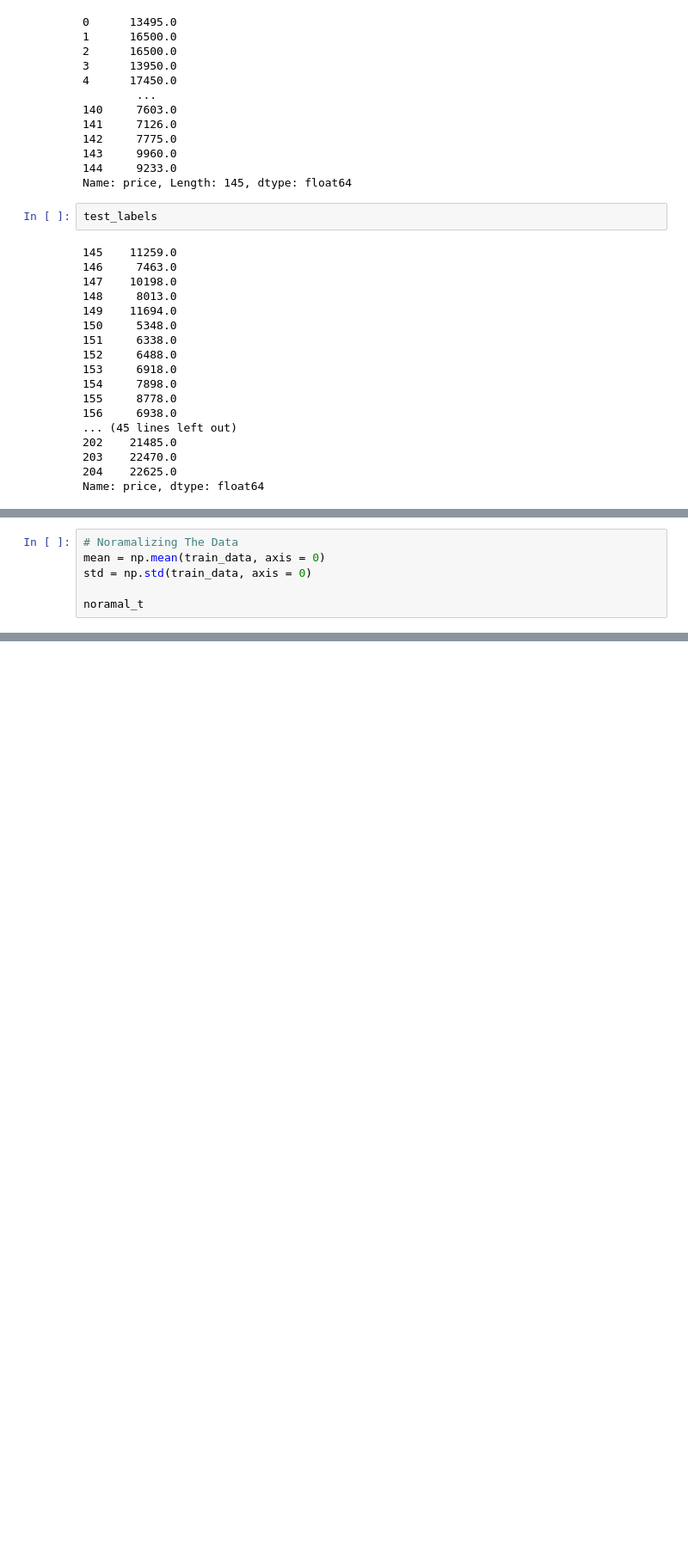
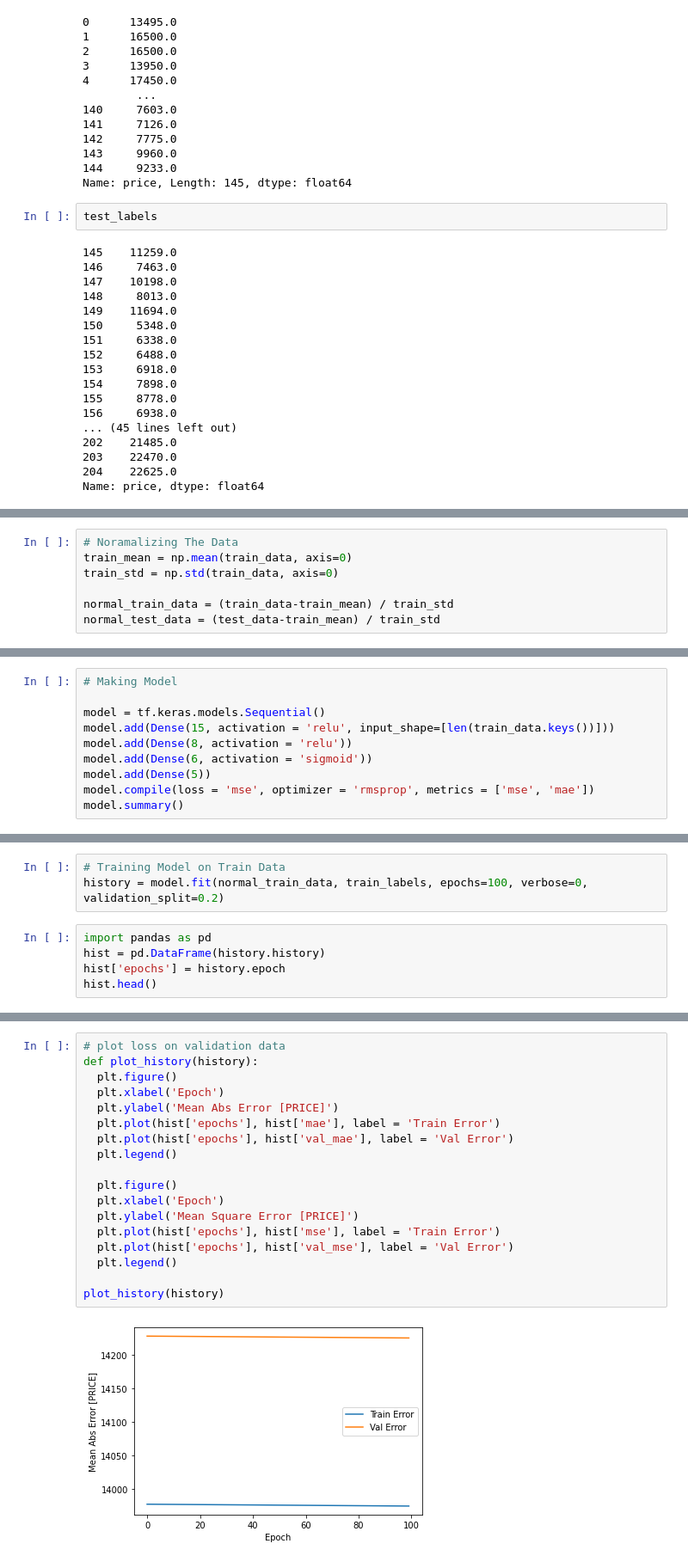
Before and after one commit to SyedHuzaifa007/PIAIC-Deep-Learning-Assignment, a Jupyter notebook: Car_Price_Prediction_assignment.ipynb, the cells around one changed output, grey strips where cells are left out. Shown at 86% size. Saved outputs shown, nothing was run; the diff lists cells and outputs as text; blank space fills up the shorter version.

```diff
--- a/Car_Price_Prediction_assignment.ipynb
+++ b/Car_Price_Prediction_assignment.ipynb
@@ -220,6 +266,7 @@ Name: price, dtype: float64
 # %%
 # Noramalizing The Data
-mean = np.mean(train_data, axis = 0)
-std = np.std(train_data, axis = 0)
+train_mean = np.mean(train_data, axis=0)
+train_std = np.std(train_data, axis=0)
 
-noramal_t
+normal_train_data = (train_data-train_mean) / train_std
+normal_test_data = (test_data-train_mean) / train_std
@@ -225,0 +291,10 @@ noramal_t
+# %%
+# Making Model
+
+model = tf.keras.models.Sequential()
+model.add(Dense(15, activation = 'relu', input_shape=[len(train_data.keys())]))
+model.add(Dense(8, activation = 'relu'))
+model.add(Dense(6, activation = 'sigmoid'))
+model.add(Dense(5))
+model.compile(loss = 'mse', optimizer = 'rmsprop', metrics = ['mse', 'mae'])
+model.summary()
@@ -225,0 +318,8 @@ noramal_t
+# %%
+# Training Model on Train Data
+history = model.fit(normal_train_data, train_labels, epochs=100, verbose=0, validation_split=0.2)
+# %%
+import pandas as pd
+hist = pd.DataFrame(history.history)
+hist['epochs'] = history.epoch
+hist.head()
@@ -225,0 +333,20 @@ noramal_t
+# %%
+# plot loss on validation data
+def plot_history(history):
+  plt.figure()
+  plt.xlabel('Epoch')
+  plt.ylabel('Mean Abs Error [PRICE]')
+  plt.plot(hist['epochs'], hist['mae'], label = 'Train Error')
+  plt.plot(hist['epochs'], hist['val_mae'], label = 'Val Error')
+  plt.legend()
+
+  plt.figure()
+  plt.xlabel('Epoch')
+  plt.ylabel('Mean Square Error [PRICE]')
+  plt.plot(hist['epochs'], hist['mse'], label = 'Train Error')
+  plt.plot(hist['epochs'], hist['val_mse'], label = 'Val Error')
+  plt.legend()
+
+plot_history(history)
+# %% [output]
+[figure, added]
```
Also changed, not shown: parts of 16 cells of this notebook.
